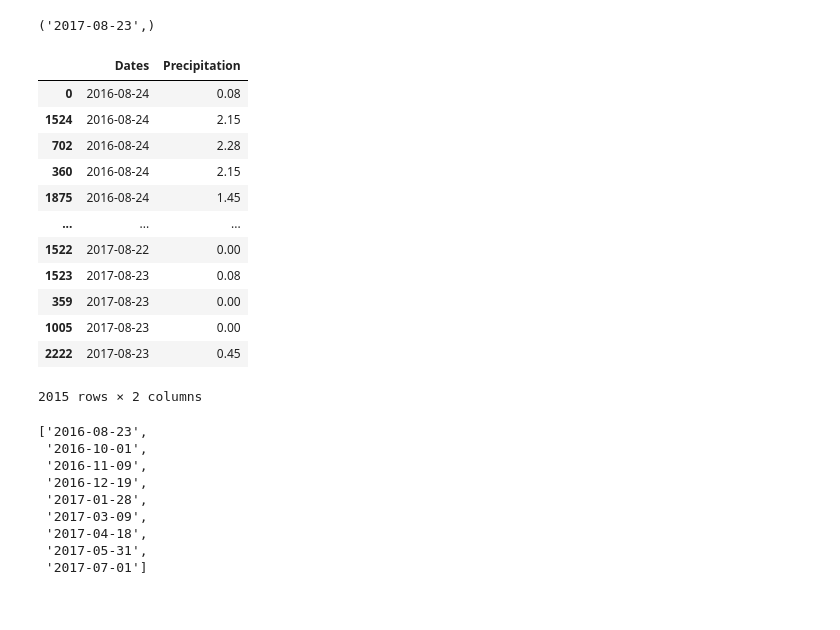
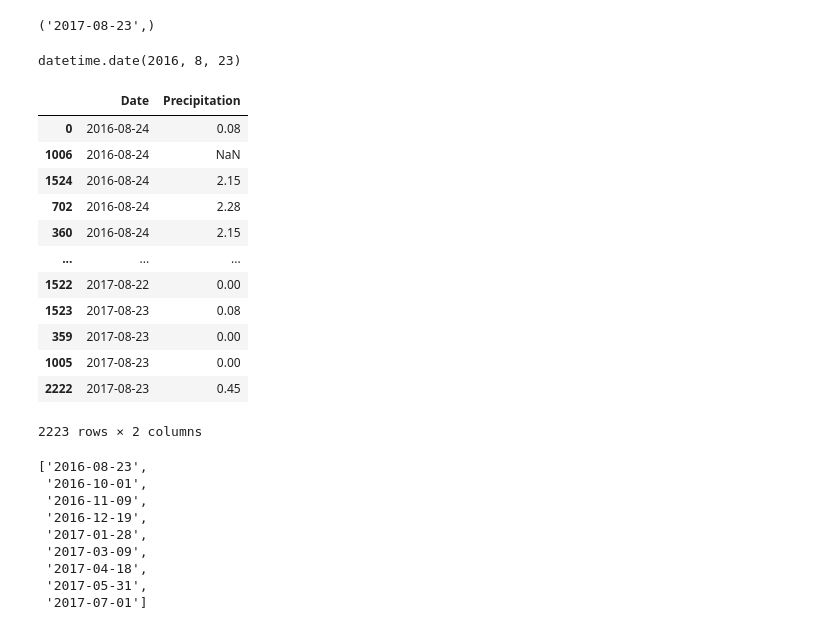
Before and after one commit to carolineshah/sqlalchemy-challenge, a Jupyter notebook: climate_starter.ipynb, the cells around one changed output. Drawn from its saved outputs; the diff is of its cells as text; code cells hidden in the pictures.

```diff
--- a/climate_starter.ipynb
+++ b/climate_starter.ipynb
@@ -45,37 +46,41 @@ recent_date = session.query(Measurement.date).order_by(Measurement.date.desc()).
 recent_date
 # %% [output]
 ('2017-08-23',)
+# %%
+# 365 days later
+year_later = dt.date(2017, 8, 23) - dt.timedelta(days=365)
+year_later
+# %% [output]
+datetime.date(2016, 8, 23)
 # %%
+
+# am i grabbing extra data? Should be 365 rows but i have 2015
+
 # date from recent_date 2017-8-23 until 2016-8-23
 precips = session.query(Measurement.prcp, Measurement.date).filter(Measurement.date >= dt.datetime(2016, 8, 23)).all()
+
+
 precipitation = []
 date = []
-
 for precip in precips:
+    date.append(precip[1])
     precipitation.append(precip[0])
-    date.append(precip[1])
-
-# print(precipitation, date)
-# Starting from the most recent data point in the database.
-# Calculate the date one year from the last date in data set.
-# Perform a query to retrieve the data and precipitation scores
-# Save the query results as a Pandas DataFrame and set the index to the date column
-precip_date_df = pd.DataFrame(list(zip(date, precipitation)), columns=["Dates", "Precipitation"])
-# Sort the dataframe by date
-precip_date_df = precip_date_df.sort_values("Dates").dropna()
+precip_date_df = pd.DataFrame(list(zip(date, precipitation)), columns=["Date", "Precipitation"])
+precip_date_df = precip_date_df.sort_values("Date")
+precip_date_df.dropna()
 precip_date_df
 # %% [output]
-|  | Dates | Precipitation |
+|  | Date | Precipitation |
 | 0 | 2016-08-24 | 0.08 |
+| 1006 | 2016-08-24 | NaN |
 | 1524 | 2016-08-24 | 2.15 |
 | 702 | 2016-08-24 | 2.28 |
 | 360 | 2016-08-24 | 2.15 |
-| 1875 | 2016-08-24 | 1.45 |
 | ... | ... | ... |
 | 1522 | 2017-08-22 | 0.00 |
 | 1523 | 2017-08-23 | 0.08 |
 | 359 | 2017-08-23 | 0.00 |
 | 1005 | 2017-08-23 | 0.00 |
 | 2222 | 2017-08-23 | 0.45 |
-2015 rows × 2 columns
+2223 rows × 2 columns
 # %%
```
Also changed, not shown: parts of 6 cells of this notebook.
